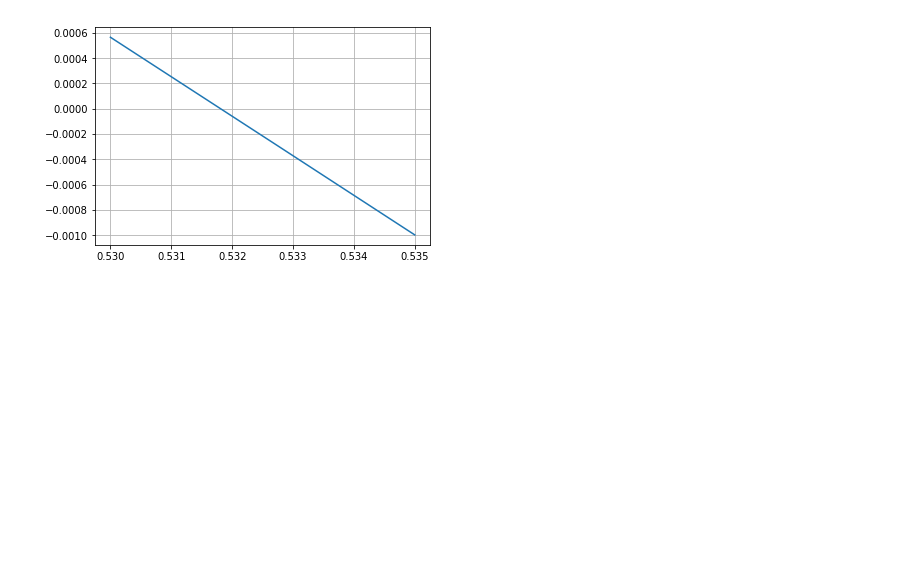
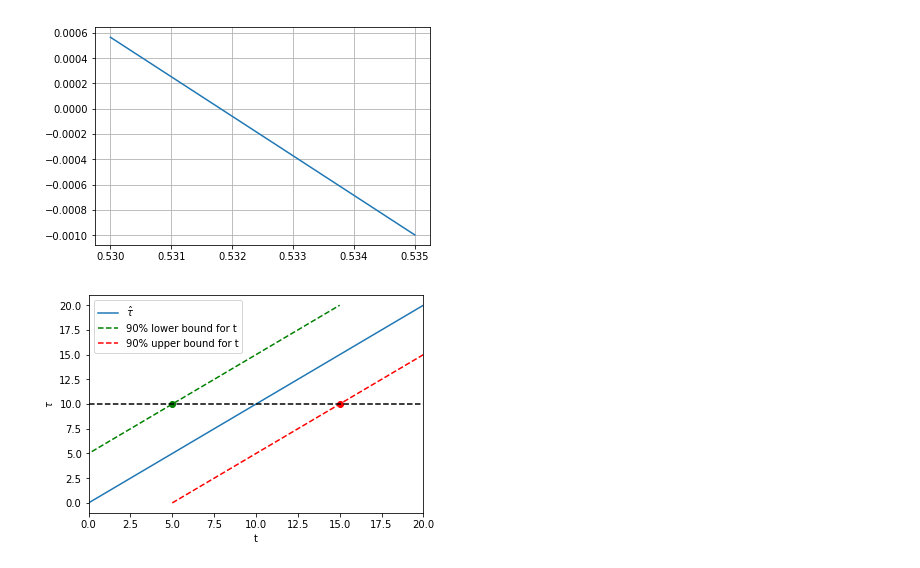
Before and after one commit to lukepolson/School, a Jupyter notebook: Phys 515/Untitled.ipynb, the cells around one changed output. Drawn from its saved outputs; the diff is of its cells as text; code cells hidden in the pictures; blank space fills up the shorter version.

```diff
--- a/Phys 515/Untitled.ipynb
+++ b/Phys 515/Untitled.ipynb
@@ -25,3 +25,21 @@ plt.plot(v,f(v))
 plt.grid()
 # %% [output]
 [figure]
+# %%
+t = np.linspace(0,20,1000)
+tau=t
+# %%
+plt.figure(figsize=(6,4))
+plt.plot(t,tau, label=r'$\hat{\tau}$')
+plt.plot(t-5,tau, color='g', ls='--', label='90% lower bound for t')
+plt.plot(t+5,tau, color='r', ls='--', label='90% upper bound for t')
+plt.xlabel('t')
+plt.ylabel(r'$\tau$')
+plt.axhline(10, color='k', ls='--')
+plt.scatter([15],[10], color='r')
+plt.scatter([5],[10], color='g')
+plt.xlim(0,20)
+plt.legend()
+plt.savefig('plots/chap7_ex2.png', dpi=300)
+# %% [output]
+[figure, added]
```
Also changed, not shown: parts of 1 cell of this notebook, 3 other files.
